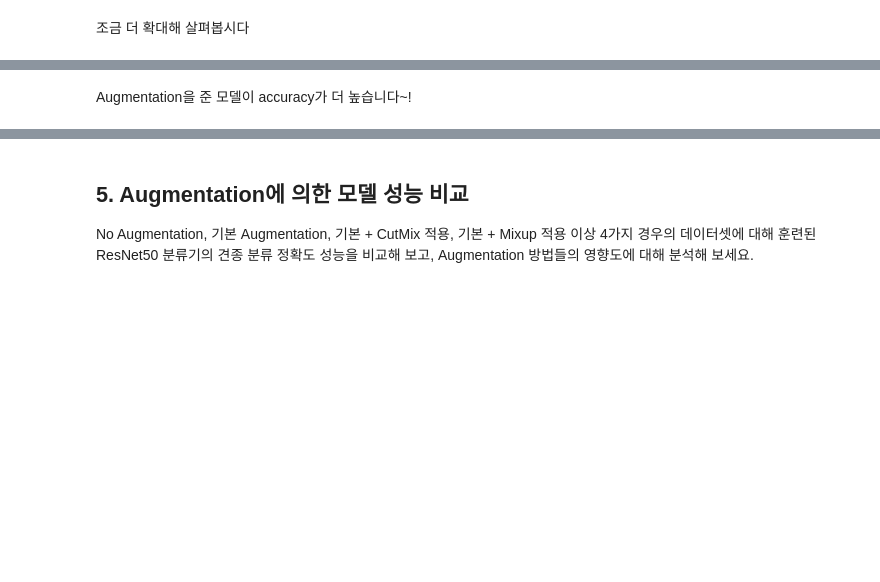
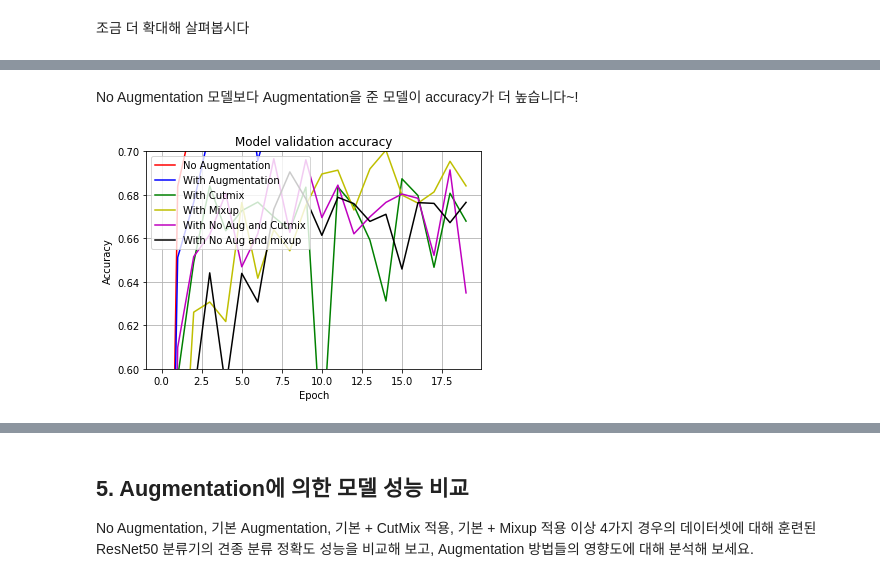
Before and after one commit to itchyfeet-patient/Going_Deeper, a Jupyter notebook: Cutmix_Mixup_Comparative_Experiment/[GD_2]Data_Augmentation.ipynb, the cells around one changed output, grey strips where cells are left out. Drawn from its saved outputs; the diff is of its cells as text; code cells hidden in the pictures; blank space fills up the shorter version.

```diff
--- a/Cutmix_Mixup_Comparative_Experiment/[GD_2]Data_Augmentation.ipynb
+++ b/Cutmix_Mixup_Comparative_Experiment/[GD_2]Data_Augmentation.ipynb
@@ -526,2 +649,19 @@ plt.show()
 # %% [markdown]
-Augmentation을 준 모델이 accuracy가 더 높습니다~!
+No Augmentation 모델보다 Augmentation을 준 모델이 accuracy가 더 높습니다~!
+# %%
+plt.plot(history_resnet50_no_aug.history['val_accuracy'], 'r')
+plt.plot(history_resnet50_aug.history['val_accuracy'], 'b')
+plt.plot(history_resnet50_aug_cutmix.history['val_accuracy'], 'g')
+plt.plot(history_resnet50_aug_mixup.history['val_accuracy'], 'y')
+plt.plot(history_resnet50_no_aug_cutmix.history['val_accuracy'], 'm')
+plt.plot(history_resnet50_no_aug_mixup.history['val_accuracy'], 'k')
+plt.title('Model validation accuracy')
+plt.ylabel('Accuracy')
+plt.xlabel('Epoch')
+plt.legend(['No Augmentation', 'With Augmentation','With Cutmix','With Mixup','With No Aug and Cutmix','With No Aug and mixup'], loc='upper left')
+plt.grid(True)
+#plt.xlim(0.72, 0.76)
+plt.ylim(0.6, 0.7)  # EPOCH=20으로 진행한다면 이 범위가 적당합니다.
+plt.show()
+# %% [output]
+[figure, added]
```
Also changed, not shown: parts of 37 cells of this notebook.
